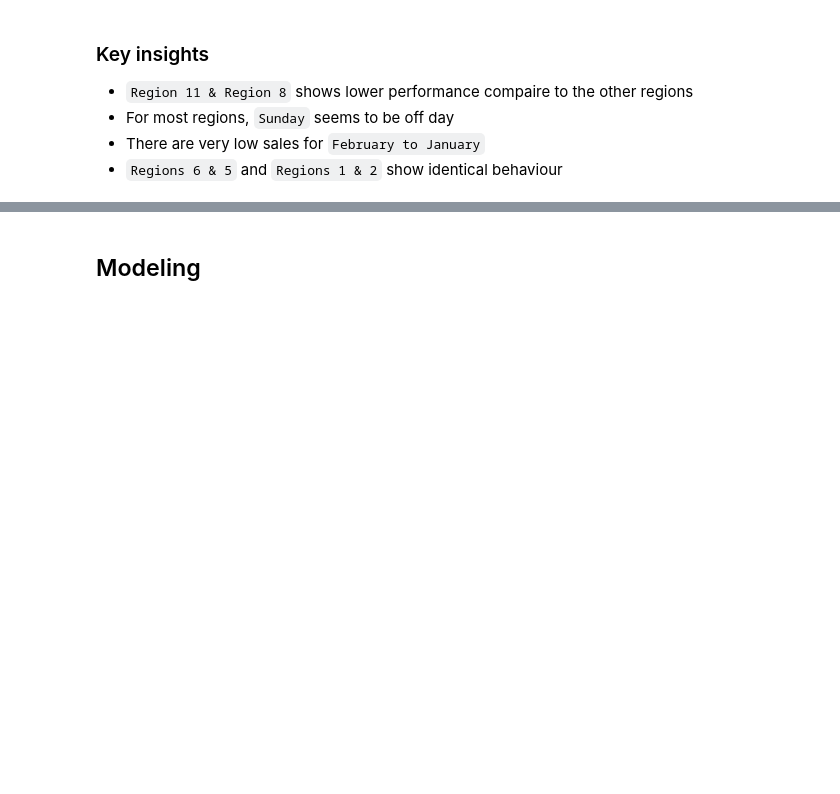
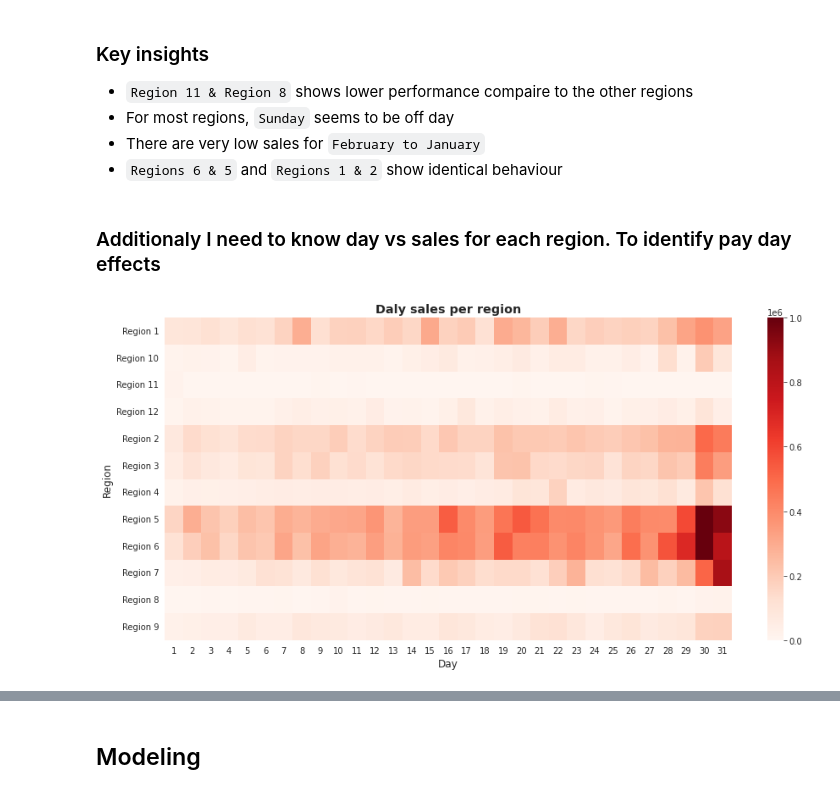
Before and after one commit to Ransaka/store-sales-prediction, a Jupyter notebook: experiment/simple EDA and modeling.ipynb, the cells around one changed output, grey strips where cells are left out. Drawn from its saved outputs; the diff is of its cells as text; code cells hidden in the pictures; blank space fills up the shorter version.

```diff
--- a/experiment/simple EDA.ipynb
+++ b/experiment/simple EDA and modeling.ipynb
@@ -226,6 +226,8 @@ plot_region_contribution(dataset)
 # %%
 df['dayName'] = pd.to_datetime(df['documentDate']).dt.day_name()
 df['Month'] = pd.to_datetime(df['documentDate']).dt.month_name()
+# %%
+df['Day'] = pd.to_datetime(df['documentDate']).dt.day
 # %%
 month_vs_region_sales = pd.pivot_table(data=df,index='Month',columns='Region',values='Quantity',aggfunc=sum)
 day_vs_region_sales = pd.pivot_table(data=df,index='dayName',columns='Region',values='Quantity',aggfunc=sum)
@@ -248,3 +250,15 @@ plt.show()
  - For most regions, `Sunday` seems to be off day
  - There are very low sales for `February to January`
  - `Regions 6 & 5` and `Regions 1 & 2` show identical behaviour
+# %% [markdown]
+### Additionaly I need to know day vs sales for each region. To identify pay day effects
+# %%
+day_sales = pd.pivot_table(data=df,columns='Day',index='Region',values='Quantity',aggfunc=sum,fill_value=0)
+# %%
+plt.figure(figsize=(15,7))
+sns.heatmap(day_sales,cmap='Reds',vmin=0,vmax=1e6)
+
+plt.title("Daly sales per region",fontweight='bold')
+plt.show()
+# %% [output]
+[figure, added]
```
Also changed, not shown: parts of 17 cells of this notebook.
